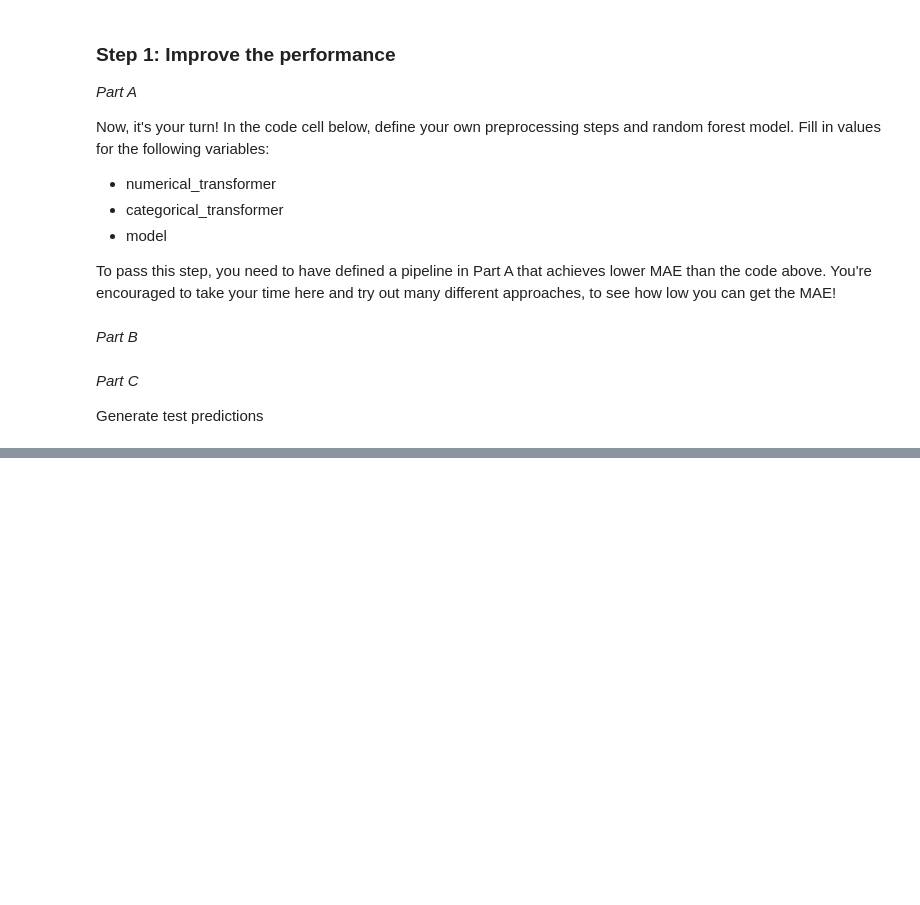
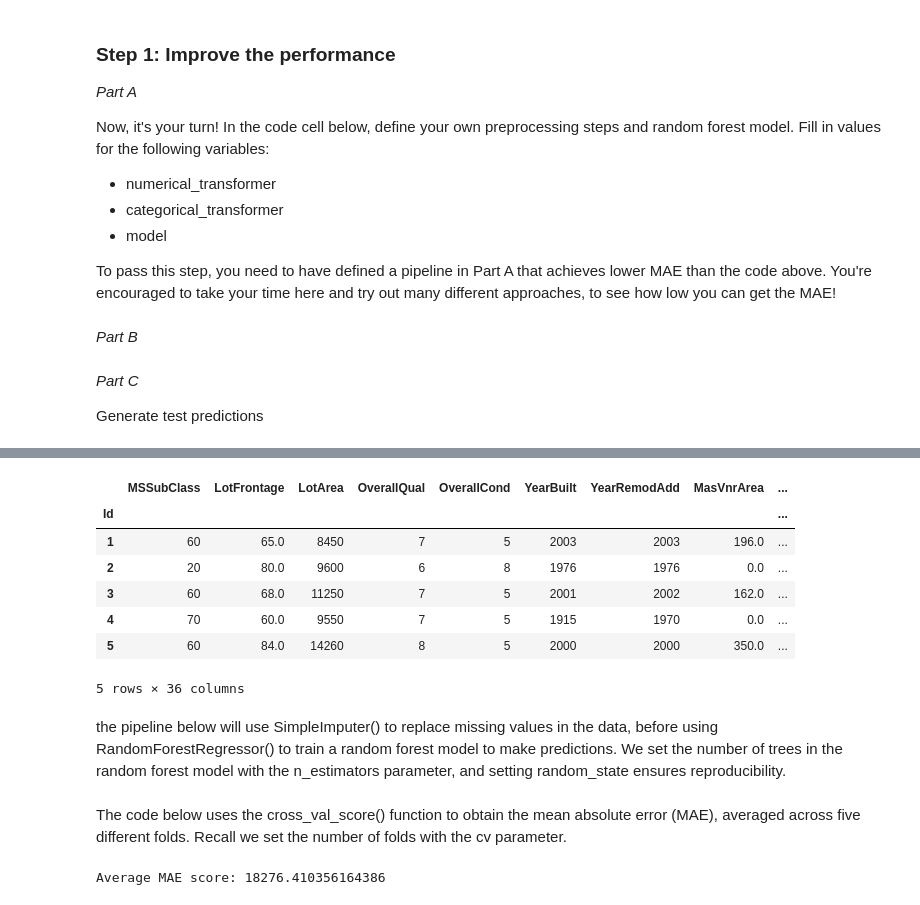
Before and after one commit to realivanivani/kaggle, a Jupyter notebook: Intermediate_ML.ipynb, the cells around one changed output, grey strips where cells are left out. Saved outputs shown, nothing was run; the diff lists cells and outputs as text; code cells hidden in the pictures; blank space fills up the shorter version.

```diff
--- a/Intermediate_ML.ipynb
+++ b/Intermediate_ML.ipynb
@@ -763,0 +781,30 @@ output.to_csv('submission.csv', index=False)
+# %%
+import pandas as pd
+from sklearn.model_selection import train_test_split
+
+# Read the data
+train_data = pd.read_csv('data/input/train.csv', index_col='Id')
+test_data = pd.read_csv('data/input/test.csv', index_col='Id')
+
+# Remove rows with missing target, separate target from predictors
+train_data.dropna(axis=0, subset=['SalePrice'], inplace=True)
+y = train_data.SalePrice
+train_data.drop(['SalePrice'], axis=1, inplace=True)
+
+# Select numeric columns only
+numeric_cols = [cname for cname in train_data.columns if train_data[cname].dtype in ['int64', 'float64']]
+X = train_data[numeric_cols].copy()
+X_test = test_data[numeric_cols].copy()
+# %%
+X.head()
+# %% [output]
+|  | MSSubClass | LotFrontage | LotArea | OverallQual | OverallCond | YearBuilt | YearRemodAdd | MasVnrArea | ... |
+| Id |  |  |  |  |  |  |  |  | ... |
+| 1 | 60 | 65.0 | 8450 | 7 | 5 | 2003 | 2003 | 196.0 | ... |
+| 2 | 20 | 80.0 | 9600 | 6 | 8 | 1976 | 1976 | 0.0 | ... |
+| 3 | 60 | 68.0 | 11250 | 7 | 5 | 2001 | 2002 | 162.0 | ... |
+| 4 | 70 | 60.0 | 9550 | 7 | 5 | 1915 | 1970 | 0.0 | ... |
+| 5 | 60 | 84.0 | 14260 | 8 | 5 | 2000 | 2000 | 350.0 | ... |
+5 rows × 36 columns
+# %% [markdown]
+the pipeline below will use SimpleImputer() to replace missing values in the data, before using RandomForestRegressor() to train a random forest model to make predictions. We set the number of trees in the random forest model with the n_estimators parameter, and setting random_state ensures reproducibility.
@@ -763,0 +820,13 @@ output.to_csv('submission.csv', index=False)
+# %% [markdown]
+The code below uses the cross_val_score() function to obtain the mean absolute error (MAE), averaged across five different folds. Recall we set the number of folds with the cv parameter.
+# %%
+from sklearn.model_selection import cross_val_score
+
+# Multiply by -1 since sklearn calculates *negative* MAE
+scores = -1 * cross_val_score(my_pipeline, X, y,
+                              cv=5,
+                              scoring='neg_mean_absolute_error')
+
+print("Average MAE score:", scores.mean())
+# %% [output]
+Average MAE score: 18276.410356164386
```
Also changed, not shown: parts of 4 cells of this notebook.
